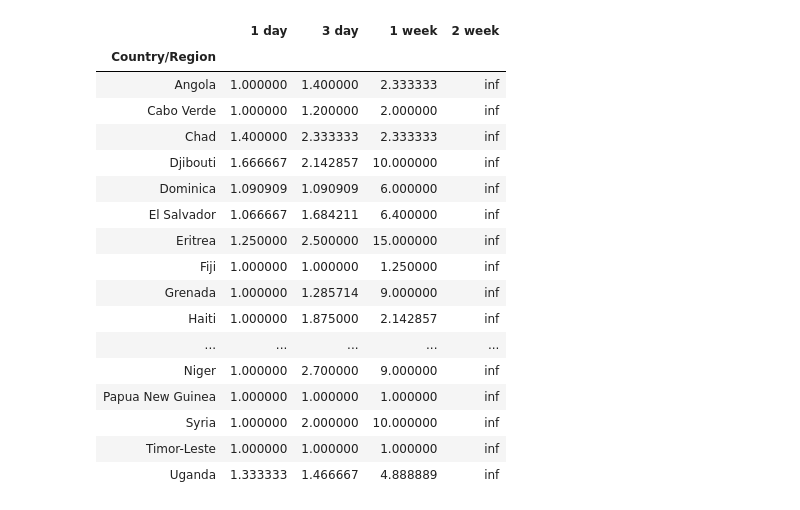
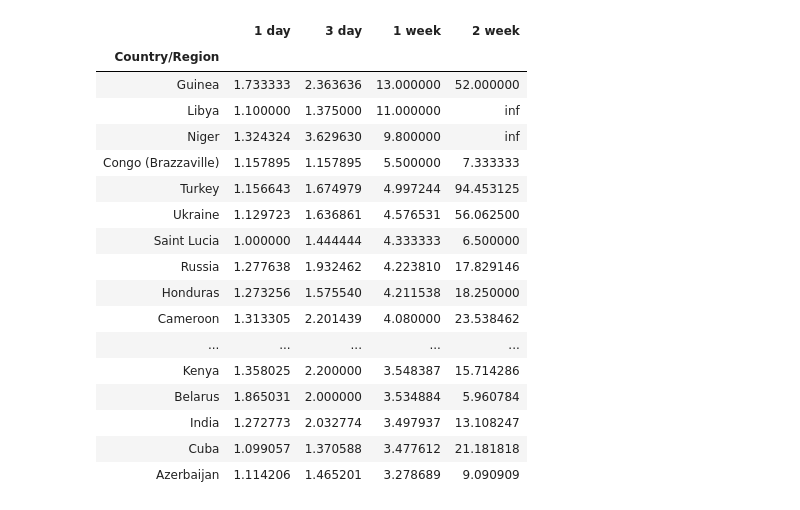
Before and after one commit to timmclennan/timmclennan.github.io, a Jupyter notebook: source/Coronavirus_plot.ipynb, the cells around one changed output. Cells and saved outputs as stored; diff of their text form; code cells hidden in the pictures.

```diff
--- a/source/Coronavirus_plot.ipynb
+++ b/source/Coronavirus_plot.ipynb
@@ -23,8 +23,4 @@ cdf.columns.rename('date', inplace=True)
 # %%
 with pd.ExcelFile(DOCS_LINK) as excel_file:
         nz_df = excel_file.parse('From Briefings', index_col='Date', parse_dates=True, header=1)
-        aus_df = excel_file.parse('Australia', index_col='date', parse_dates=True)
-        can_df = excel_file.parse('Canada', index_col='date', parse_dates=True)
-        uk_df = excel_file.parse('UK', index_col='date', parse_dates=True)
 nz_df = nz_df[~nz_df.isna().all(1)]
-us_df = pd.read_csv('https://covidtracking.com/api/us/daily.csv', parse_dates=True, index_col=0)
@@ -87,26 +79,26 @@ def coronavirus_figure(xdf, countries, today, factors, y=0, **kw):
     title='Coronavirus case data for NZ & the 30 countries with the most confirmed cases for %s' % today
     return set_widths(px.line(xdf, category_orders={'Country/Region':list(countries)}, x='date', y=y, title=title, **dict(FIGURE_KW, **kw)), factors)
 # %%
-rates.nlargest(20, '2 week')
+rates.nlargest(20, '1 week')
 # %% [output]
 |  | 1 day | 3 day | 1 week | 2 week |
 | Country/Region |  |  |  |  |
-| Angola | 1.000000 | 1.400000 | 2.333333 | inf |
-| Cabo Verde | 1.000000 | 1.200000 | 2.000000 | inf |
-| Chad | 1.400000 | 2.333333 | 2.333333 | inf |
-| Djibouti | 1.666667 | 2.142857 | 10.000000 | inf |
-| Dominica | 1.090909 | 1.090909 | 6.000000 | inf |
-| El Salvador | 1.066667 | 1.684211 | 6.400000 | inf |
-| Eritrea | 1.250000 | 2.500000 | 15.000000 | inf |
-| Fiji | 1.000000 | 1.000000 | 1.250000 | inf |
-| Grenada | 1.000000 | 1.285714 | 9.000000 | inf |
-| Haiti | 1.000000 | 1.875000 | 2.142857 | inf |
+| Guinea | 1.733333 | 2.363636 | 13.000000 | 52.000000 |
+| Libya | 1.100000 | 1.375000 | 11.000000 | inf |
+| Niger | 1.324324 | 3.629630 | 9.800000 | inf |
+| Congo (Brazzaville) | 1.157895 | 1.157895 | 5.500000 | 7.333333 |
+| Turkey | 1.156643 | 1.674979 | 4.997244 | 94.453125 |
+| Ukraine | 1.129723 | 1.636861 | 4.576531 | 56.062500 |
+| Saint Lucia | 1.000000 | 1.444444 | 4.333333 | 6.500000 |
+| Russia | 1.277638 | 1.932462 | 4.223810 | 17.829146 |
+| Honduras | 1.273256 | 1.575540 | 4.211538 | 18.250000 |
+| Cameroon | 1.313305 | 2.201439 | 4.080000 | 23.538462 |
 | ... | ... | ... | ... | ... |
-| Niger | 1.000000 | 2.700000 | 9.000000 | inf |
-| Papua New Guinea | 1.000000 | 1.000000 | 1.000000 | inf |
-| Syria | 1.000000 | 2.000000 | 10.000000 | inf |
-| Timor-Leste | 1.000000 | 1.000000 | 1.000000 | inf |
-| Uganda | 1.333333 | 1.466667 | 4.888889 | inf |
+| Kenya | 1.358025 | 2.200000 | 3.548387 | 15.714286 |
+| Belarus | 1.865031 | 2.000000 | 3.534884 | 5.960784 |
+| India | 1.272773 | 2.032774 | 3.497937 | 13.108247 |
+| Cuba | 1.099057 | 1.370588 | 3.477612 | 21.181818 |
+| Azerbaijan | 1.114206 | 1.465201 | 3.278689 | 9.090909 |
 # %%
 px.bar(rates.loc[c30_idx].unstack().reset_index(), barmode='group', color='Country/Region', x='level_0', y=0, log_y=True)
 # %% [output]
```
Also changed, not shown: parts of 9 cells of this notebook, 4 other files.
